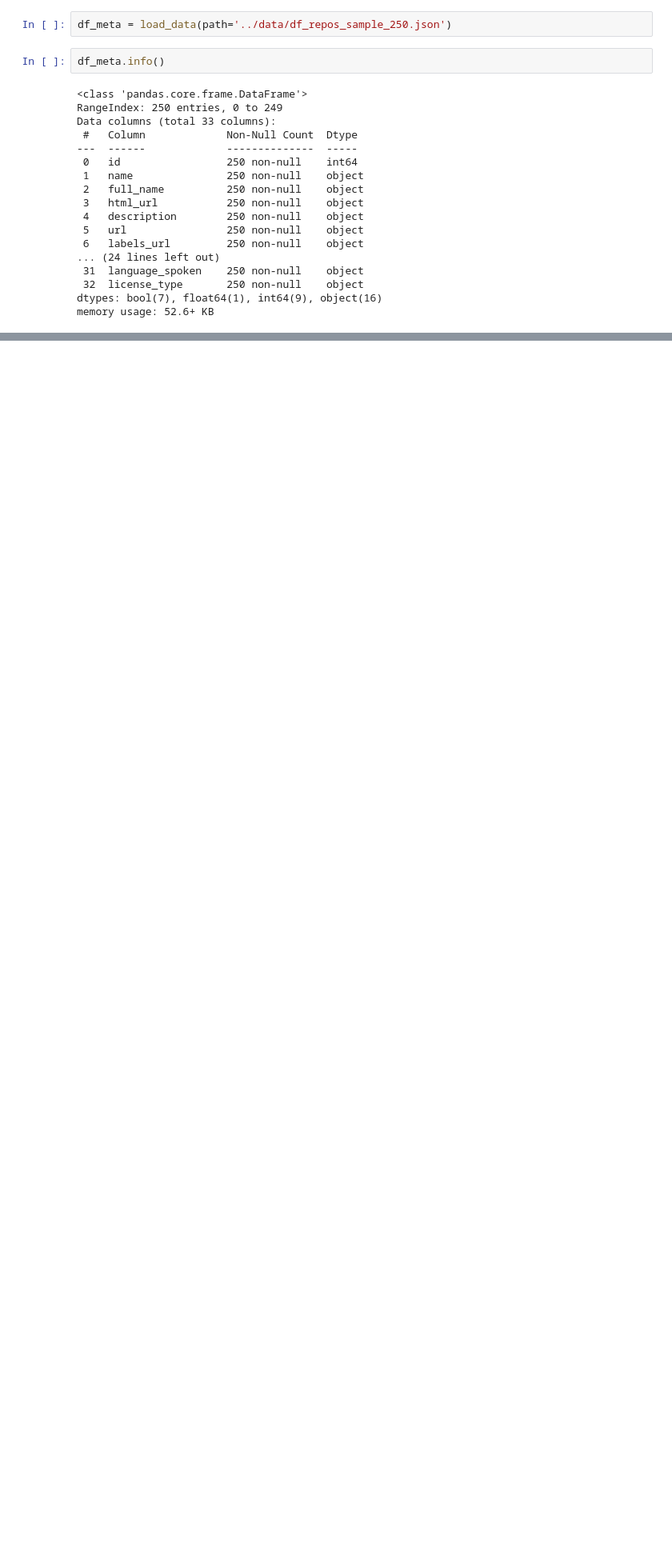
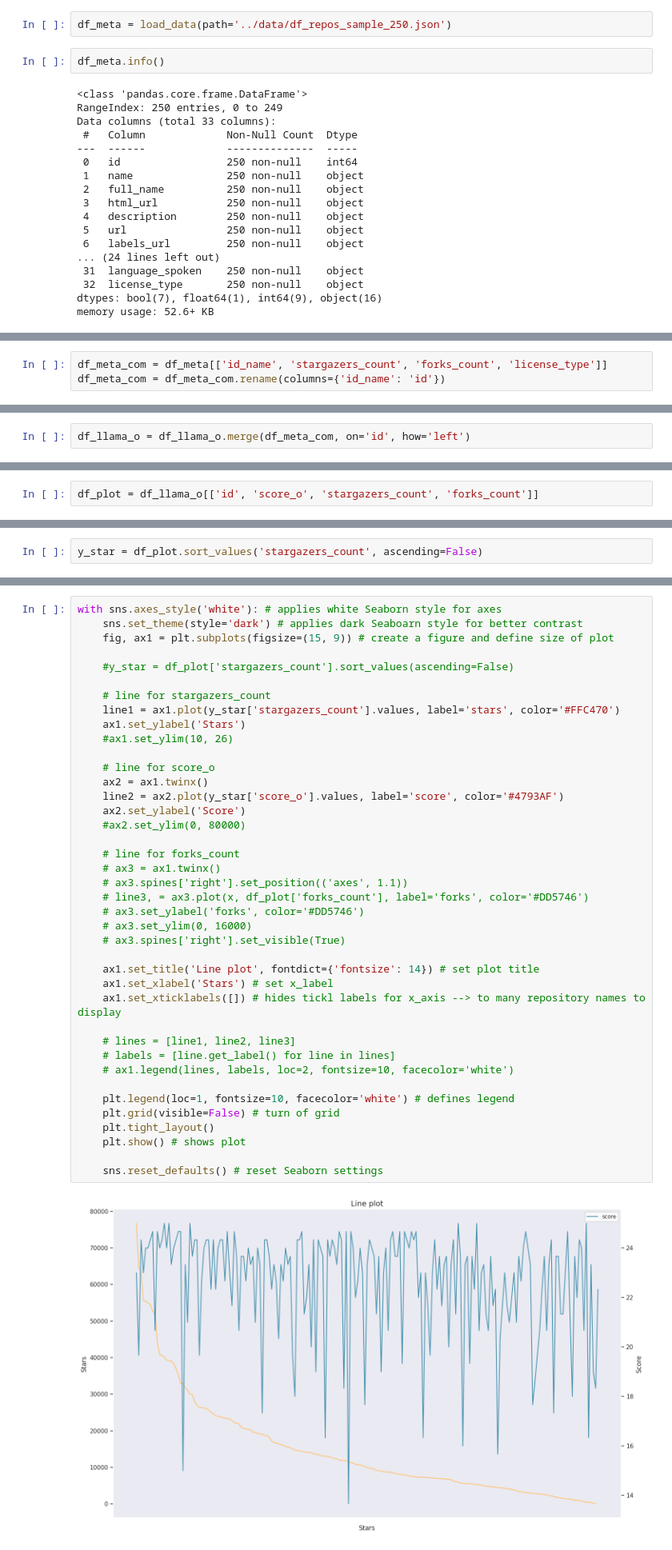
Before and after one commit to df1000/ma_automated_documentation, a Jupyter notebook: evaluate_results/01_create_df_llama.ipynb, the cells around one changed output, grey strips where cells are left out. Shown at 80% size. Drawn from its saved outputs; the diff is of its cells as text; blank space fills up the shorter version.

```diff
--- a/evaluate_results/01_create_df_llama.ipynb
+++ b/evaluate_results/01_create_df_llama.ipynb
@@ -383,0 +540,3 @@ memory usage: 52.6+ KB
+# %%
+df_meta_com = df_meta[['id_name', 'stargazers_count', 'forks_count', 'license_type']]
+df_meta_com = df_meta_com.rename(columns={'id_name': 'id'})
@@ -383,0 +552,2 @@ memory usage: 52.6+ KB
+# %%
+df_llama_o = df_llama_o.merge(df_meta_com, on='id', how='left')
@@ -383,0 +560,2 @@ memory usage: 52.6+ KB
+# %%
+df_plot = df_llama_o[['id', 'score_o', 'stargazers_count', 'forks_count']]
@@ -383,0 +579,2 @@ memory usage: 52.6+ KB
+# %%
+y_star = df_plot.sort_values('stargazers_count', ascending=False)
@@ -383,0 +597,42 @@ memory usage: 52.6+ KB
+# %%
+with sns.axes_style('white'): # applies white Seaborn style for axes
+    sns.set_theme(style='dark') # applies dark Seaboarn style for better contrast
+    fig, ax1 = plt.subplots(figsize=(15, 9)) # create a figure and define size of plot
+
+    #y_star = df_plot['stargazers_count'].sort_values(ascending=False)
+
+    # line for stargazers_count
+    line1 = ax1.plot(y_star['stargazers_count'].values, label='stars', color='#FFC470')
+    ax1.set_ylabel('Stars')
+    #ax1.set_ylim(10, 26)
+
+    # line for score_o
+    ax2 = ax1.twinx()
+    line2 = ax2.plot(y_star['score_o'].values, label='score', color='#4793AF')
+    ax2.set_ylabel('Score')
+    #ax2.set_ylim(0, 80000)
+
+    # line for forks_count
+    # ax3 = ax1.twinx()
+    # ax3.spines['right'].set_position(('axes', 1.1))
+    # line3, = ax3.plot(x, df_plot['forks_count'], label='forks', color='#DD5746')
+    # ax3.set_ylabel('forks', color='#DD5746')
+    # ax3.set_ylim(0, 16000)
+    # ax3.spines['right'].set_visible(True)
+
+    ax1.set_title('Line plot', fontdict={'fontsize': 14}) # set plot title
+    ax1.set_xlabel('Stars') # set x_label
+    ax1.set_xticklabels([]) # hides tickl labels for x_axis --> to many repository names to display
+
+    # lines = [line1, line2, line3]
+    # labels = [line.get_label() for line in lines]
+    # ax1.legend(lines, labels, loc=2, fontsize=10, facecolor='white')
+
+    plt.legend(loc=1, fontsize=10, facecolor='white') # defines legend
+    plt.grid(visible=False) # turn of grid
+    plt.tight_layout()
+    plt.show() # shows plot
+
+    sns.reset_defaults() # reset Seaborn settings
+# %% [output]
+[figure, added]
```
Also changed, not shown: parts of 32 cells of this notebook, 1 other file.
